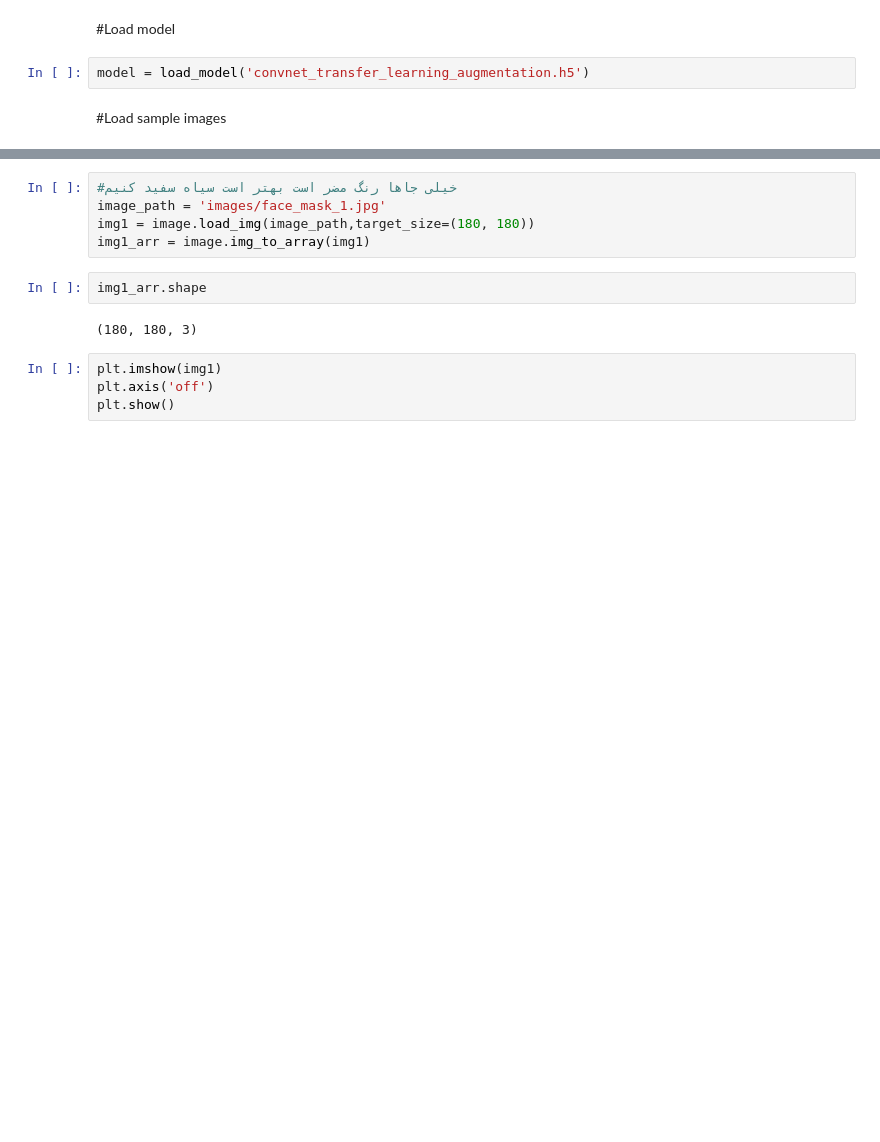
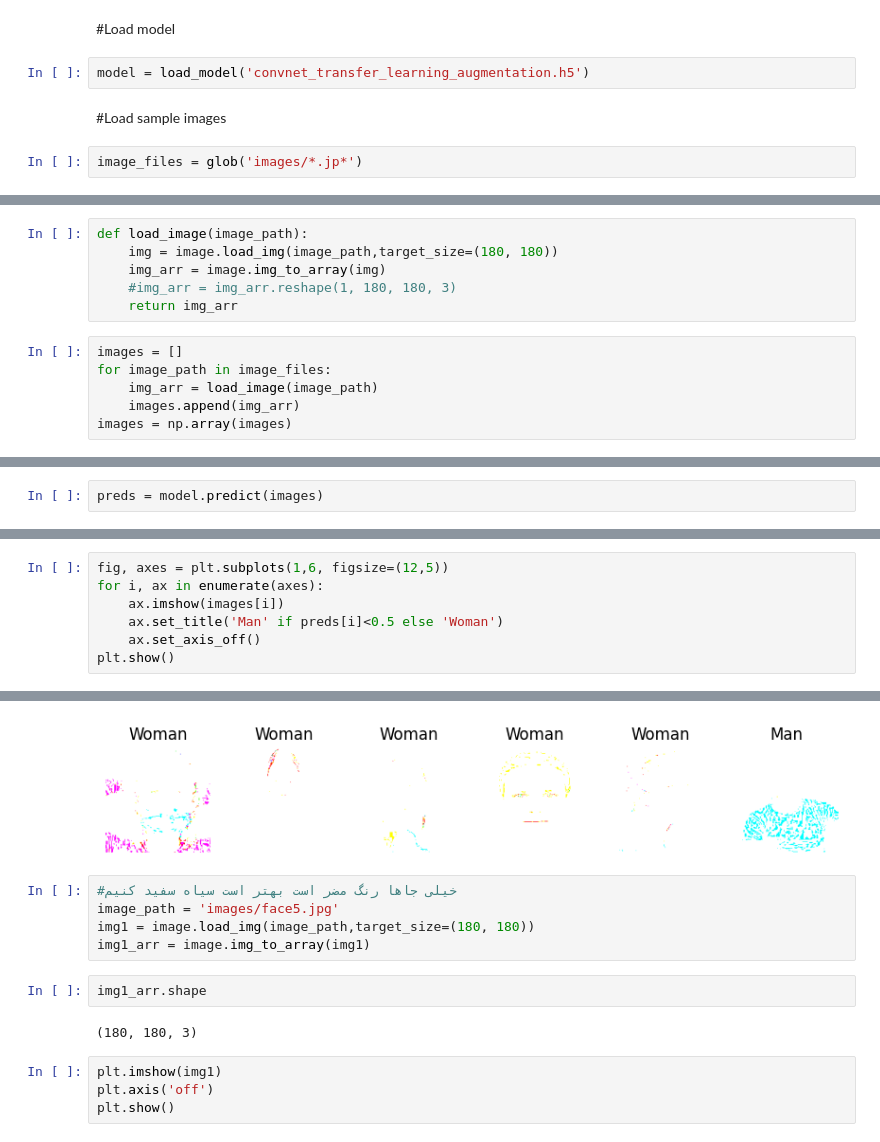
Before and after one commit to Ftajedini/Github_Tutorial, a Jupyter notebook: man_woman_detection_deploy.ipynb, the cells around one changed output, grey strips where cells are left out. Drawn from its saved outputs; the diff is of its cells as text; blank space fills up the shorter version.

```diff
--- a/man_woman_detection_deploy.ipynb
+++ b/man_woman_detection_deploy.ipynb
@@ -27,3 +28,5 @@ Mounted at /content/drive
 model = load_model('convnet_transfer_learning_augmentation.h5')
 # %% [markdown]
 #Load sample images
+# %%
+image_files = glob('images/*.jp*')
@@ -29,0 +42,12 @@ model = load_model('convnet_transfer_learning_augmentation.h5')
+# %%
+def load_image(image_path):
+    img = image.load_img(image_path,target_size=(180, 180))
+    img_arr = image.img_to_array(img)
+    #img_arr = img_arr.reshape(1, 180, 180, 3)
+    return img_arr
+# %%
+images = []
+for image_path in image_files:
+    img_arr = load_image(image_path)
+    images.append(img_arr)
+images = np.array(images)
@@ -29,0 +58,2 @@ model = load_model('convnet_transfer_learning_augmentation.h5')
+# %%
+preds = model.predict(images)
@@ -29,0 +71,8 @@ model = load_model('convnet_transfer_learning_augmentation.h5')
+# %%
+fig, axes = plt.subplots(1,6, figsize=(12,5))
+for i, ax in enumerate(axes):
+    ax.imshow(images[i])
+    ax.set_title('Man' if preds[i]<0.5 else 'Woman')
+    ax.set_axis_off()
+plt.show()
+# %% [output]
@@ -30,6 +85,7 @@ model = load_model('convnet_transfer_learning_augmentation.h5')
+[figure, added]
 # %%
 #خیلی جاها رنگ مضر است بهتر است سیاه سفید کنیم
-image_path = 'images/face_mask_1.jpg'
+image_path = 'images/face5.jpg'
 img1 = image.load_img(image_path,target_size=(180, 180))
 img1_arr = image.img_to_array(img1)
 # %%
```
Also changed, not shown: parts of 11 cells of this notebook.
